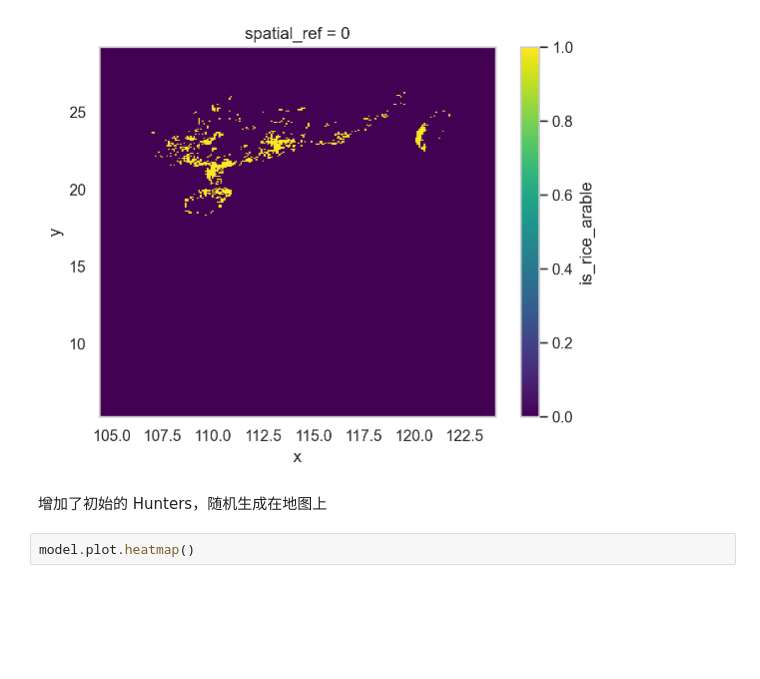
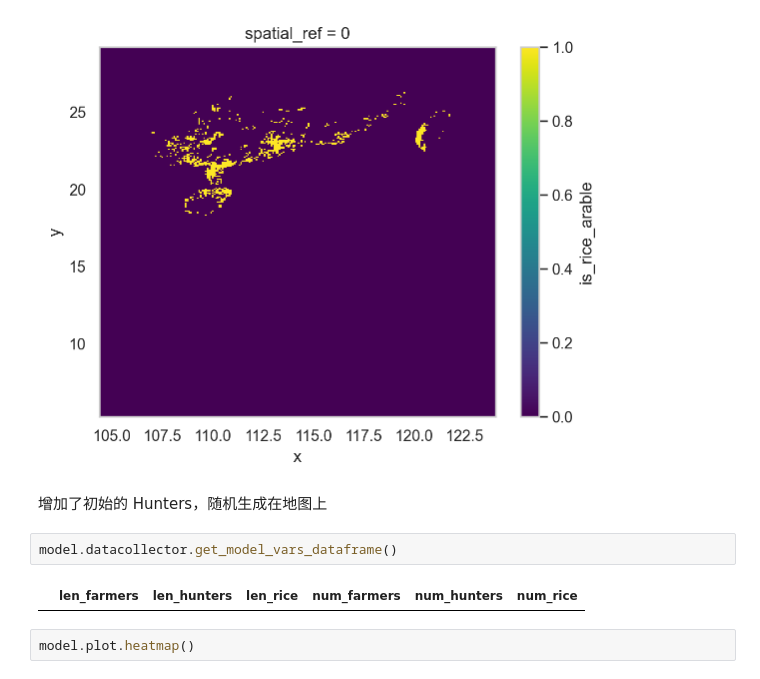
Before and after one commit to SongshGeo/South-China-Livehood-Evolution, a Jupyter notebook: docs/demo.ipynb, the cells around one changed output. Cells and saved outputs as stored; diff of their text form; blank space fills up the shorter version.

```diff
--- a/docs/demo.ipynb
+++ b/docs/demo.ipynb
@@ -71,6 +71,10 @@ rice_arable.plot()
 [figure]
 # %% [markdown]
 增加了初始的 Hunters，随机生成在地图上
+# %%
+model.datacollector.get_model_vars_dataframe()
+# %% [output]
+|  | len_farmers | len_hunters | len_rice | num_farmers | num_hunters | num_rice |
 # %%
 model.plot.heatmap()
 # %% [output]
```
Also changed, not shown: parts of 19 cells of this notebook, 4 other files.
